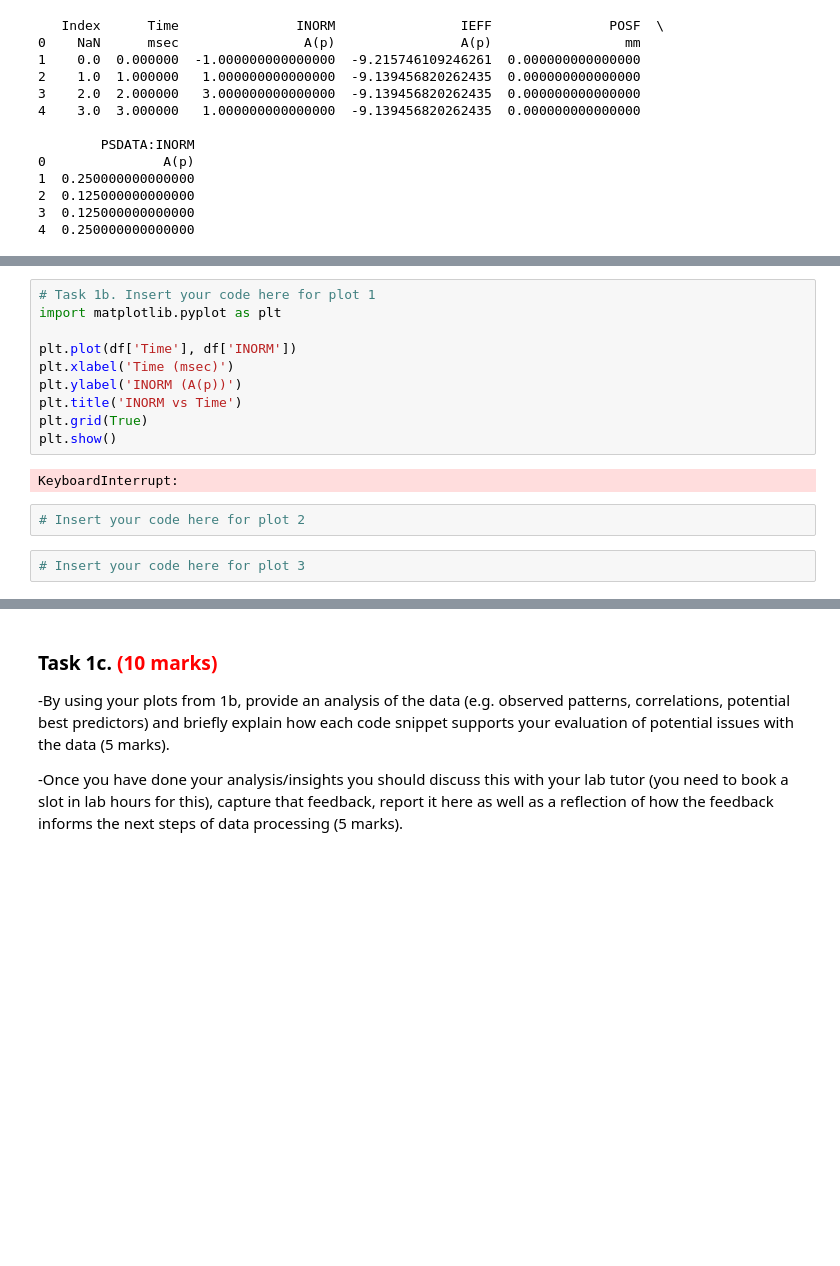
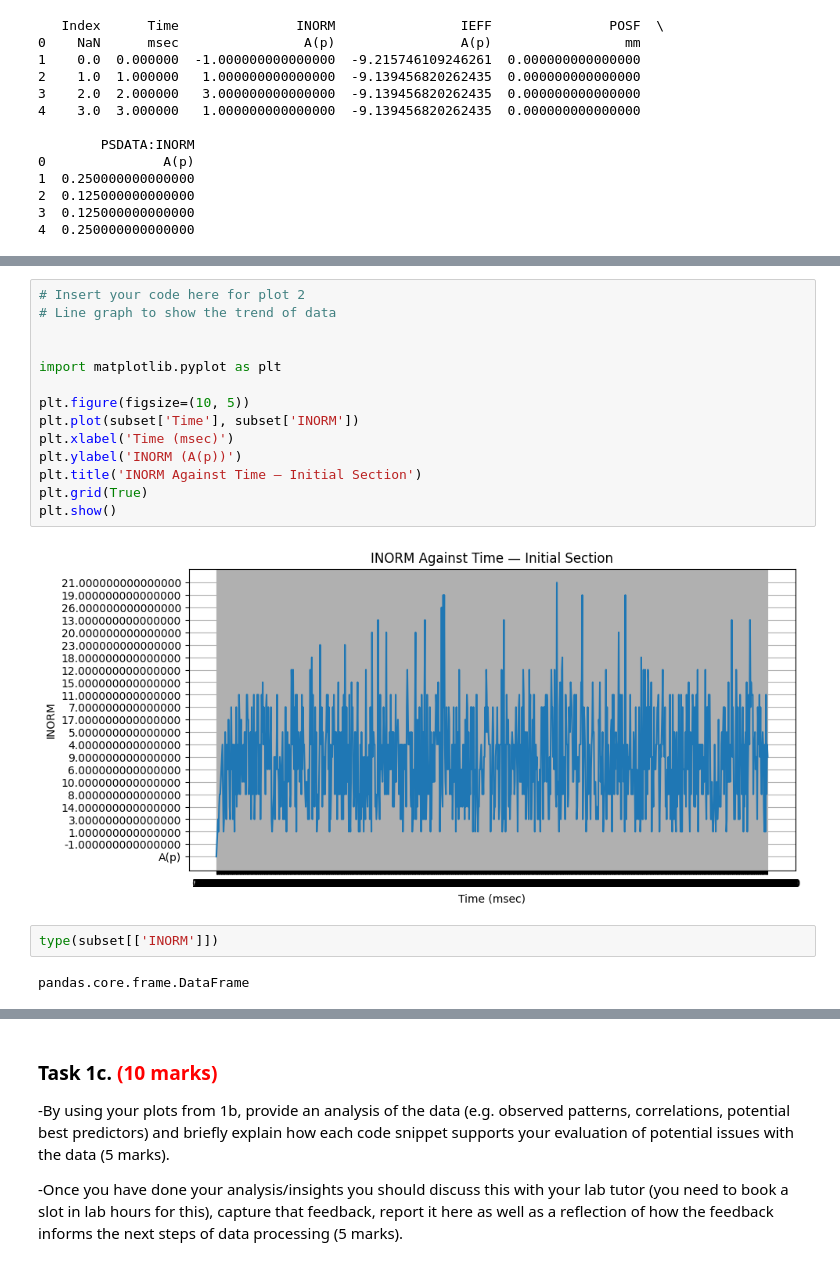
Before and after one commit to efyja15/ML4Eng, a Jupyter notebook: mmme4125_coursework_2026.ipynb, the cells around one changed output, grey strips where cells are left out. Drawn from its saved outputs; the diff is of its cells as text; blank space fills up the shorter version.

```diff
--- a/mmme4125_coursework_2026.ipynb
+++ b/mmme4125_coursework_2026.ipynb
@@ -95,16 +109,20 @@ print(df.head())
 # %%
-# Task 1b. Insert your code here for plot 1
+# Insert your code here for plot 2
+# Line graph to show the trend of data
+
+
 import matplotlib.pyplot as plt
 
-plt.plot(df['Time'], df['INORM'])
+plt.figure(figsize=(10, 5))
+plt.plot(subset['Time'], subset['INORM'])
 plt.xlabel('Time (msec)')
 plt.ylabel('INORM (A(p))')
-plt.title('INORM vs Time')
+plt.title('INORM Against Time — Initial Section')
 plt.grid(True)
 plt.show()
 # %% [output]
-KeyboardInterrupt:
+[figure, added]
-# %%
-# Insert your code here for plot 2
-# %%
-# Insert your code here for plot 3
+# %%
+type(subset[['INORM']])
+# %% [output]
+pandas.core.frame.DataFrame
```
Also changed, not shown: parts of 7 cells of this notebook.
